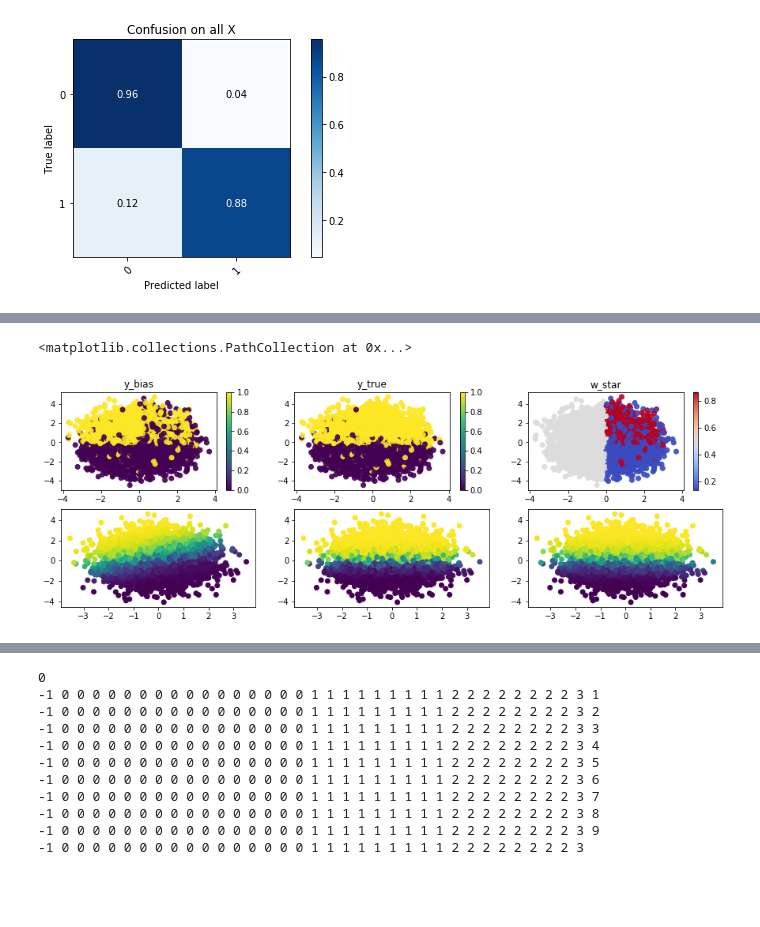
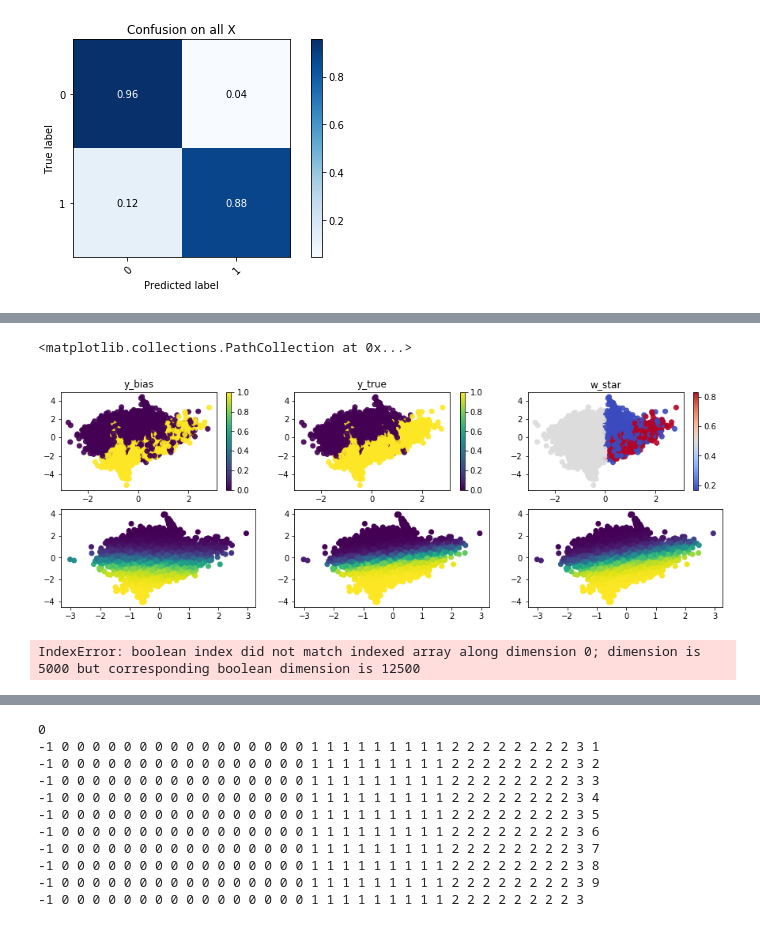
Before and after one commit to TwsThomas/fairness, a Jupyter notebook: fairness adult_sgd.ipynb, the cells around one changed output, grey strips where cells are left out. Cells and saved outputs as stored; diff of their text form; code cells hidden in the pictures; blank space fills up the shorter version.

```diff
--- a/fairness adult_sgd.ipynb
+++ b/fairness adult_sgd.ipynb
@@ -205,9 +205,9 @@ def get_generated_rnd_data(n_samples=20000, random_state=1, n_features=20):
     protected_group = X[:,0] > 0
 
     # Some positif examples on protected group might be biased.
-    protected_and_positif = np.logical_and(y_true>0, protected_group)
+    protected_and_positive = np.logical_and(y_true>0, protected_group)
     y_bias = y_true.copy()
-    y_bias[protected_and_positif] = np.random.binomial(1, .6, size = sum(protected_and_positif))
+    y_bias[protected_and_positive] = np.random.binomial(1, .6, size = sum(protected_and_positive))
 
     return train_test_split(X, y_true, y_bias,
                             protected_group,
@@ -306,17 +306,17 @@ lambda_star:  1.4193548387096775
 X_train, X_test,\
 y_true_train, y_true_test,\
 y_bias_train, y_bias_test,\
-protected_train, protected_test = get_generated_rnd_data(n_features=5, random_state=6)
+protected_train, protected_test = get_generated_rnd_data(n_samples=50000, n_features=4, random_state=1)
 y_train, y_test = y_bias_train, y_bias_test
 
 lambda_ = 0
 ll = []
-for _ in range(200):
+for _ in range(100):
     w = reweigth_samples(lambda_, protected_train, y_train)
     lr.fit(X_train, y_train, sample_weight=w)
     train_violation = equal_opportunity_violation(
         lr.predict(X_train), y_train, protected_train)
-    lambda_ = lambda_ - train_violation
+    lambda_ = lambda_ - .3 * train_violation
     ll.append(lambda_)
 
 lambda_star = lambda_
@@ -354,2 +354,7 @@ Wall time: 14.4 s
 <matplotlib.collections.PathCollection at 0x...>
-[figure, old version]
+[figure, new version]
+# %%
+plot_confusion_matrix(y_true_test[protected_test], y_pred_star[protected_test], ['0', '1'], normalize=True, title='Confusion on protected group')
+plot_confusion_matrix(y_true_test, y_pred_star, ['0', '1'], normalize=True, title='Confusion on all X')
+# %% [output]
+IndexError: boolean index did not match indexed array along dimension 0; dimension is 5000 but corresponding boolean dimension is 12500
```
Also changed, not shown: parts of 3 cells of this notebook, 1 other file.
